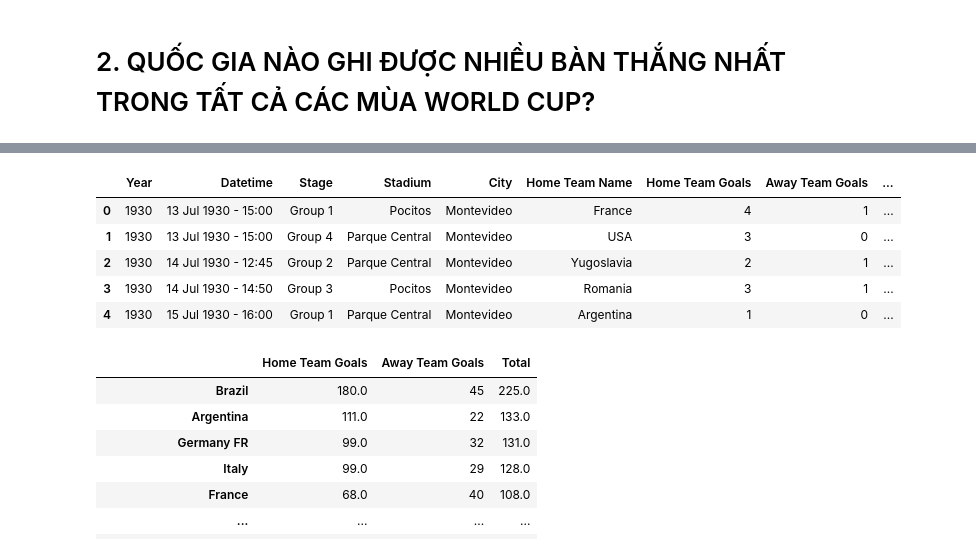
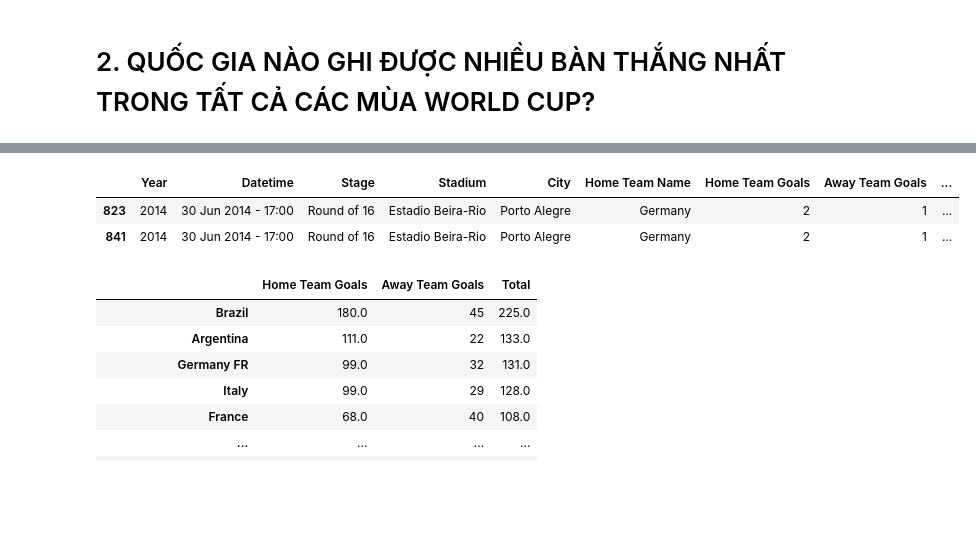
Before and after one commit to logacc99/LTKHDL_FinalProject, a Jupyter notebook: 1712174-NguyenGiaThuan.ipynb, the cells around one changed output, grey strips where cells are left out. Saved outputs shown, nothing was run; the diff lists cells and outputs as text; code cells hidden in the pictures; blank space fills up the shorter version.

```diff
--- a/1712174-NguyenGiaThuan.ipynb
+++ b/1712174-NguyenGiaThuan.ipynb
@@ -112,0 +75,2 @@ None
+# %%
+match_data = match_data[:852]
@@ -112,0 +79,2 @@ None
+# %%
+match_data['Datetime'] = pd.to_datetime(match_data['Datetime'])
@@ -222,16 +255,14 @@ ax.legend()
 # %%
 match_data = match_data[:852]
 match_data['Year'] = match_data['Year'].astype('int64')
 match_data['Home Team Goals'] = match_data['Home Team Goals'].astype('int64')
 match_data['Away Team Goals'] = match_data['Away Team Goals'].astype('int64')
 match_data.head(5)
+match_data[match_data['Attendance'].isnull() == True]
 # %% [output]
 |  | Year | Datetime | Stage | Stadium | City | Home Team Name | Home Team Goals | Away Team Goals | ... |
-| 0 | 1930 | 13 Jul 1930 - 15:00 | Group 1 | Pocitos | Montevideo | France | 4 | 1 | ... |
-| 1 | 1930 | 13 Jul 1930 - 15:00 | Group 4 | Parque Central | Montevideo | USA | 3 | 0 | ... |
-| 2 | 1930 | 14 Jul 1930 - 12:45 | Group 2 | Parque Central | Montevideo | Yugoslavia | 2 | 1 | ... |
-| 3 | 1930 | 14 Jul 1930 - 14:50 | Group 3 | Pocitos | Montevideo | Romania | 3 | 1 | ... |
-| 4 | 1930 | 15 Jul 1930 - 16:00 | Group 1 | Parque Central | Montevideo | Argentina | 1 | 0 | ... |
+| 823 | 2014 | 30 Jun 2014 - 17:00 | Round of 16 | Estadio Beira-Rio | Porto Alegre | Germany | 2 | 1 | ... |
+| 841 | 2014 | 30 Jun 2014 - 17:00 | Round of 16 | Estadio Beira-Rio | Porto Alegre | Germany | 2 | 1 | ... |
 # %%
 home_team = match_data[['Home Team Name', 'Home Team Goals']].groupby(['Home Team Name']).agg('sum')
 away_team = match_data[['Away Team Name', 'Away Team Goals']].groupby(['Away Team Name']).agg('sum')
```
Also changed, not shown: parts of 31 cells of this notebook.
